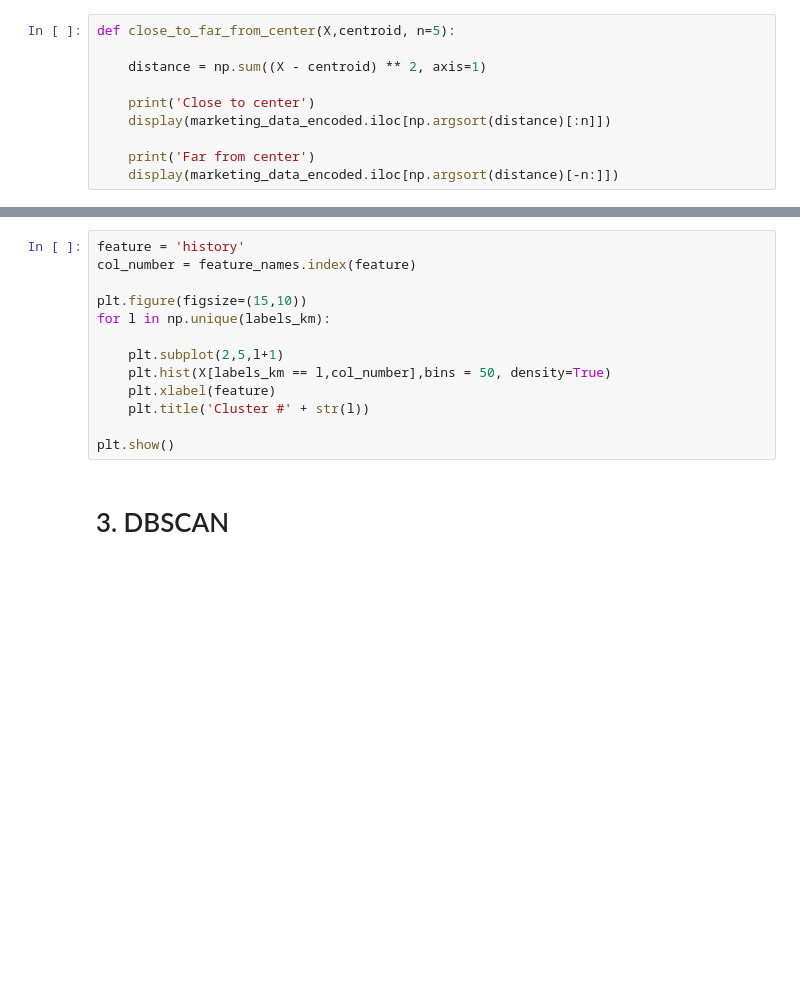
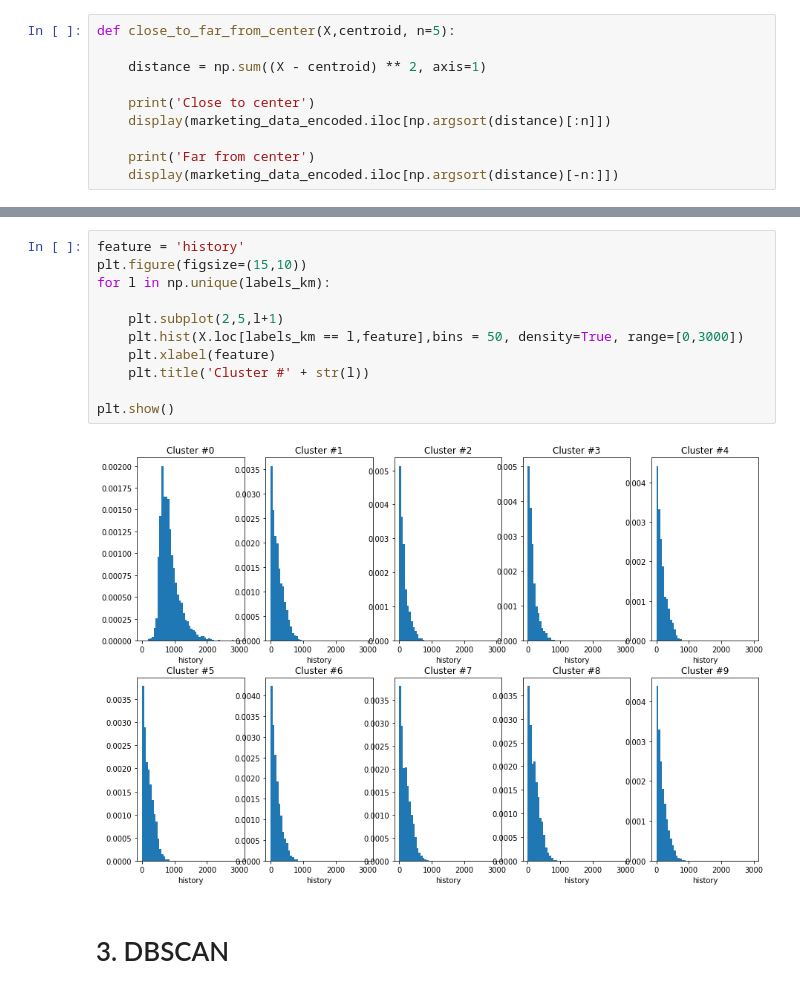
Before and after one commit to FelipeURJC/clustering, a Jupyter notebook: 01_realistic_example.ipynb, the cells around one changed output, grey strips where cells are left out. Saved outputs shown, nothing was run; the diff lists cells and outputs as text; blank space fills up the shorter version.

```diff
--- a/01_realistic_example.ipynb
+++ b/01_realistic_example.ipynb
@@ -159,16 +235,16 @@ close_to_far_from_center(Xs,kmeans.cluster_centers_[9])
 # %%
 feature = 'history'
-col_number = feature_names.index(feature)
-
 plt.figure(figsize=(15,10))
 for l in np.unique(labels_km):
 
     plt.subplot(2,5,l+1)
-    plt.hist(X[labels_km == l,col_number],bins = 50, density=True)
+    plt.hist(X.loc[labels_km == l,feature],bins = 50, density=True, range=[0,3000])
     plt.xlabel(feature)
     plt.title('Cluster #' + str(l))
 
 plt.show()
+# %% [output]
+[figure, added]
 # %% [markdown]
 # 3. DBSCAN
 # %%
```
Also changed, not shown: parts of 12 cells of this notebook.
